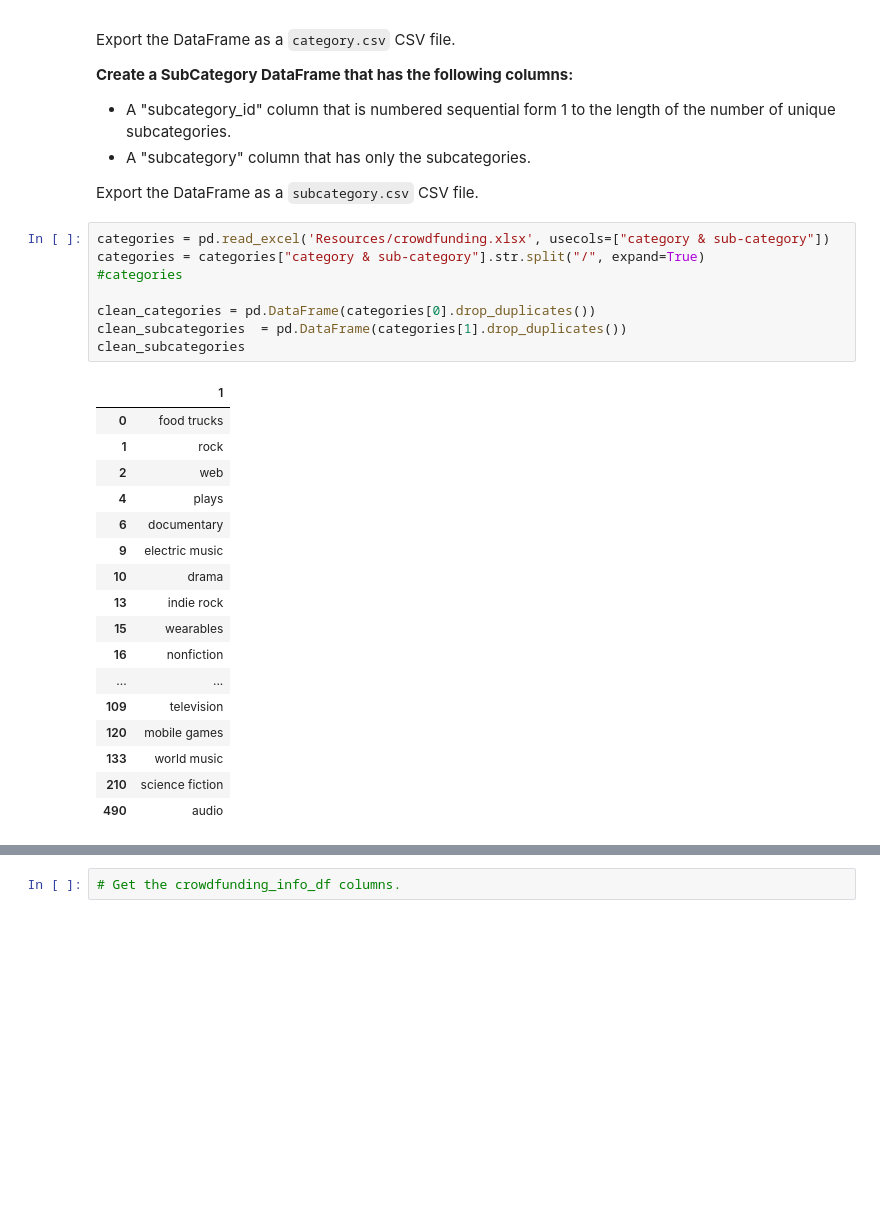
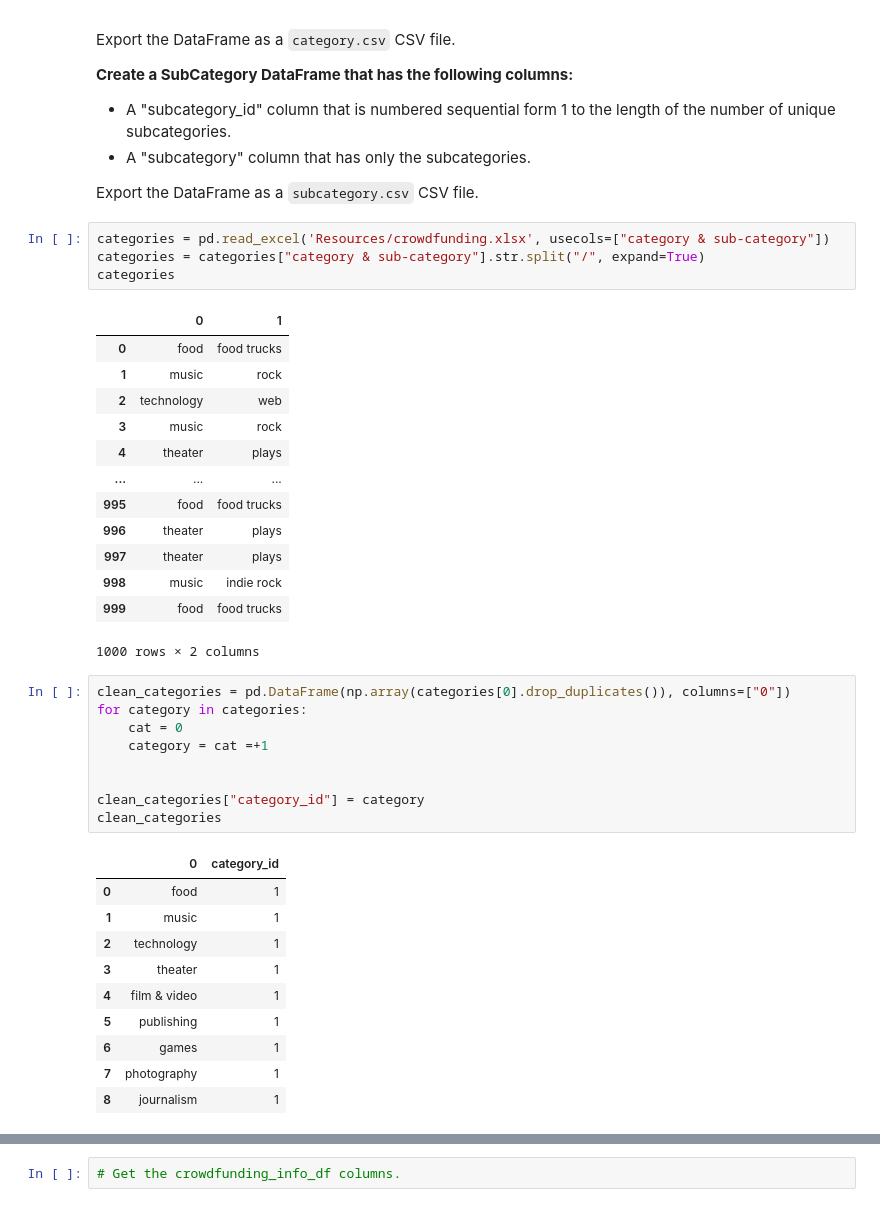
Before and after one commit to santiagoldv/Crowdfunding_ETL, a Jupyter notebook: ETL_Mini_Project_SEscobedo_SLey.ipynb, the cells around one changed output, grey strips where cells are left out. Drawn from its saved outputs; the diff is of its cells as text; blank space fills up the shorter version.

```diff
--- a/ETL_Mini_Project_SEscobedo_SLey.ipynb
+++ b/ETL_Mini_Project_SEscobedo_SLey.ipynb
@@ -60,26 +60,38 @@ Export the DataFrame as a `subcategory.csv` CSV file.
 # %%
 categories = pd.read_excel('Resources/crowdfunding.xlsx', usecols=["category & sub-category"])
 categories = categories["category & sub-category"].str.split("/", expand=True)
-#categories
-
-clean_categories = pd.DataFrame(categories[0].drop_duplicates())
-clean_subcategories  = pd.DataFrame(categories[1].drop_duplicates())
-clean_subcategories
+categories
 # %% [output]
-|  | 1 |
-| 0 | food trucks |
-| 1 | rock |
-| 2 | web |
-| 4 | plays |
-| 6 | documentary |
-| 9 | electric music |
-| 10 | drama |
-| 13 | indie rock |
-| 15 | wearables |
-| 16 | nonfiction |
-| ... | ... |
-| 109 | television |
-| 120 | mobile games |
-| 133 | world music |
-| 210 | science fiction |
-| 490 | audio |
+|  | 0 | 1 |
+| 0 | food | food trucks |
+| 1 | music | rock |
+| 2 | technology | web |
+| 3 | music | rock |
+| 4 | theater | plays |
+| ... | ... | ... |
+| 995 | food | food trucks |
+| 996 | theater | plays |
+| 997 | theater | plays |
+| 998 | music | indie rock |
+| 999 | food | food trucks |
+1000 rows × 2 columns
+# %%
+clean_categories = pd.DataFrame(np.array(categories[0].drop_duplicates()), columns=["0"])
+for category in categories:
+    cat = 0
+    category = cat =+1
+
+
+clean_categories["category_id"] = category
+clean_categories
+# %% [output]
+|  | 0 | category_id |
+| 0 | food | 1 |
+| 1 | music | 1 |
+| 2 | technology | 1 |
+| 3 | theater | 1 |
+| 4 | film & video | 1 |
+| 5 | publishing | 1 |
+| 6 | games | 1 |
+| 7 | photography | 1 |
+| 8 | journalism | 1 |
```
Also changed, not shown: parts of 1 cell of this notebook.
